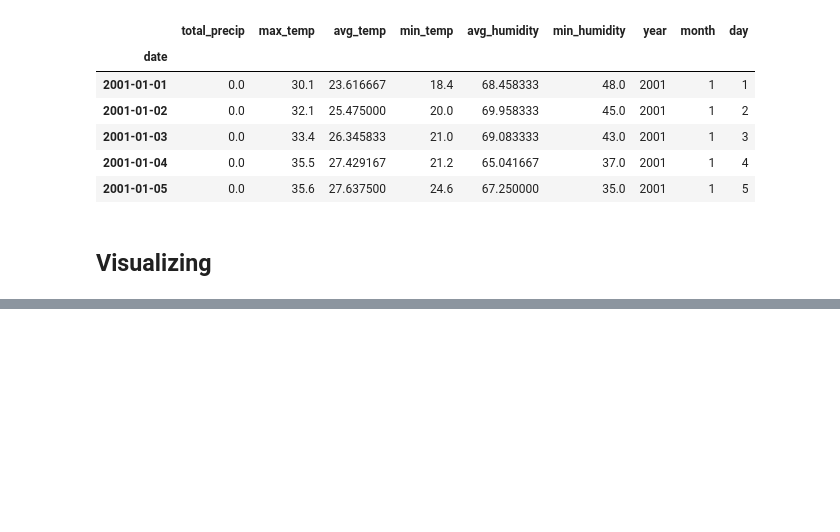
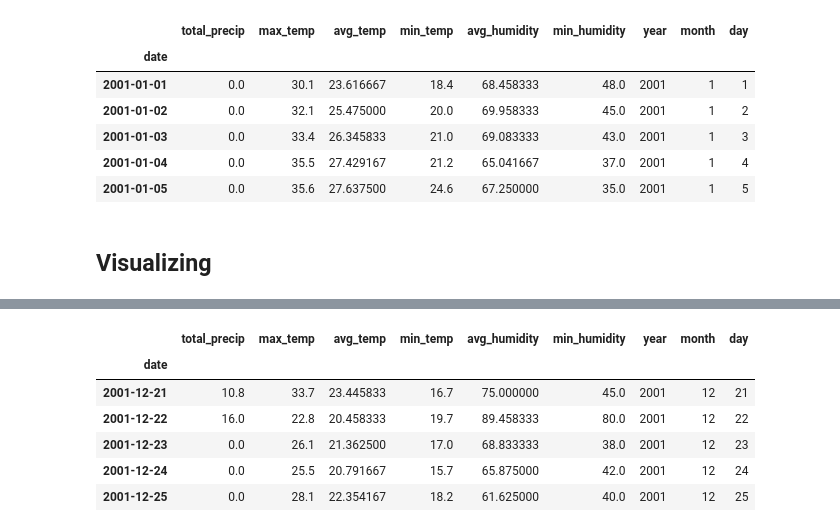
Before and after one commit to attrindade/poa-weather-analysis, a Jupyter notebook: weather-comparation.ipynb, the cells around one changed output, grey strips where cells are left out. Saved outputs shown, nothing was run; the diff lists cells and outputs as text; code cells hidden in the pictures; blank space fills up the shorter version.

```diff
--- a/weather-comparation.ipynb
+++ b/weather-comparation.ipynb
@@ -195,0 +215,10 @@ by_year = poaw.groupby(pd.Grouper(key='date',freq='Y')).mean()
+# %%
+summers[1].head()
+# %% [output]
+|  | total_precip | max_temp | avg_temp | min_temp | avg_humidity | min_humidity | year | month | day |
+| date |  |  |  |  |  |  |  |  |  |
+| 2001-12-21 | 10.8 | 33.7 | 23.445833 | 16.7 | 75.000000 | 45.0 | 2001 | 12 | 21 |
+| 2001-12-22 | 16.0 | 22.8 | 20.458333 | 19.7 | 89.458333 | 80.0 | 2001 | 12 | 22 |
+| 2001-12-23 | 0.0 | 26.1 | 21.362500 | 17.0 | 68.833333 | 38.0 | 2001 | 12 | 23 |
+| 2001-12-24 | 0.0 | 25.5 | 20.791667 | 15.7 | 65.875000 | 42.0 | 2001 | 12 | 24 |
+| 2001-12-25 | 0.0 | 28.1 | 22.354167 | 18.2 | 61.625000 | 40.0 | 2001 | 12 | 25 |
```
Also changed, not shown: parts of 12 cells of this notebook.
